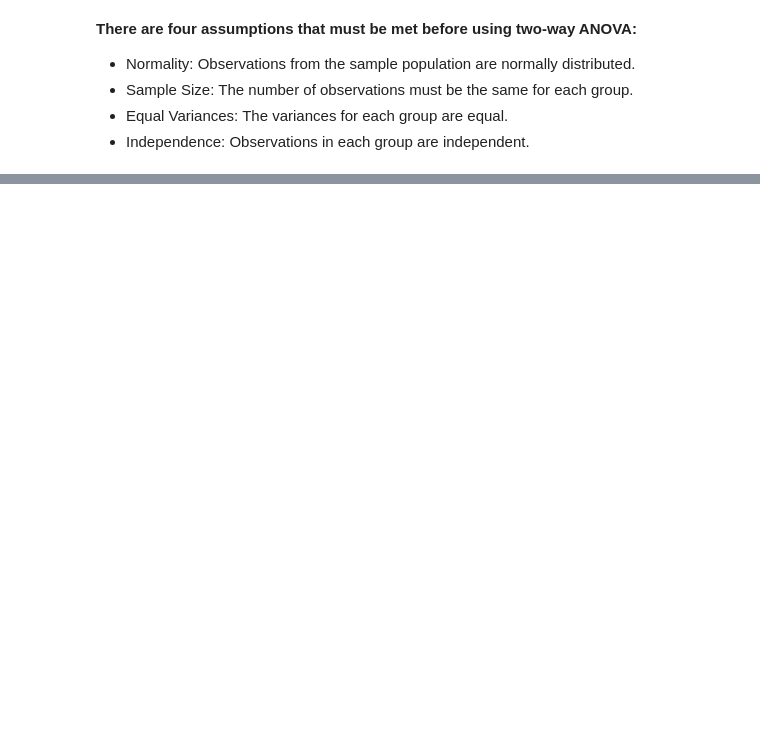
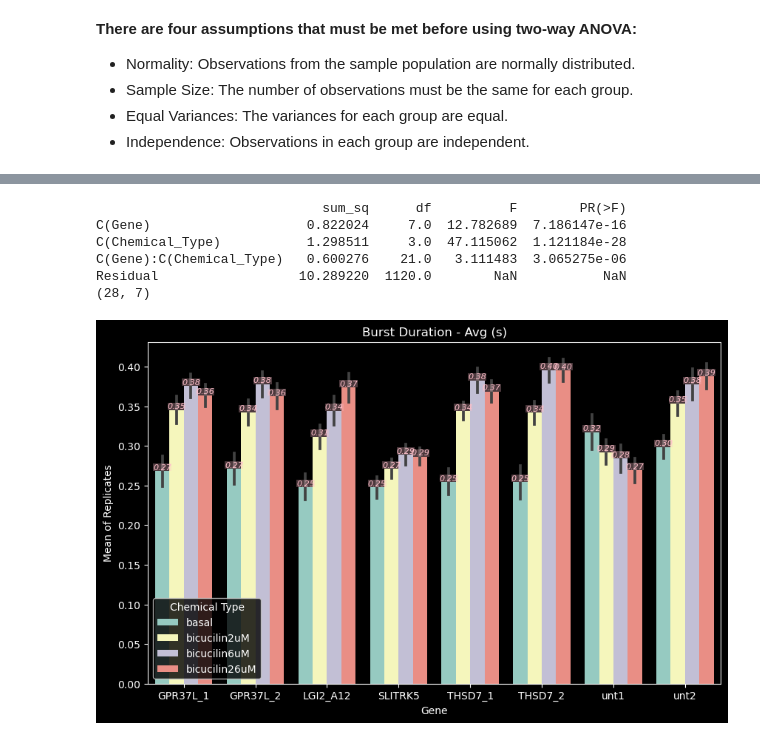
Before and after one commit to poojaparameswaran99/MEA_analysis, a Jupyter notebook: two_way_ANOVA_test.ipynb, the cells around one changed output, grey strips where cells are left out. Drawn from its saved outputs; the diff is of its cells as text; code cells hidden in the pictures; blank space fills up the shorter version.

Commit message:
need to do anova with each against each

```diff
--- a/two_way_ANOVA_test.ipynb
+++ b/two_way_ANOVA_test.ipynb
@@ -381,0 +292,13 @@ def add_slope_labels(x_strings, means_dict, ax, gene_slope_dict):
+# %%
+def add_barlabels(ax, bar_width=0.35):
+        # Iterate through the patches (bars) in the Axes object
+        for bar in ax.patches:
+                # The bar's width and location can be accessed through the bar's attributes
+                x = bar.get_x() + bar.get_width() / 2
+                y = bar.get_height()
+                # Format the label with the desired precision here; round(y, 2) for two decimal places
+                label = f"{y:.2f}"
+
+                # Place the label above the bar, centered
+                ax.text(x, y, label, ha='center', va='bottom', color='pink', fontstyle='italic', fontsize=6,
+                        bbox=dict(facecolor='pink', alpha=0.3, edgecolor='none', pad=0))
@@ -381,0 +350,37 @@ def add_slope_labels(x_strings, means_dict, ax, gene_slope_dict):
+# %%
+def calculate_ANOVA(testparameter, df, show_barlabels = False, control_var="unt2"):
+    model = ols('Value ~ C(Gene) + C(Chemical_Type) + C(Gene):C(Chemical_Type)', data= df).fit()
+    anova_table = sm.stats.anova_lm(model, typ=2)
+    print(anova_table)
+    bar_width=0.20
+    plt.figure(figsize=(10, 6)) # Adjust the size as needed
+    # Create a bar plot
+    ax = sns.barplot(x='Gene', y='Value', hue='Chemical_Type', data=df, errorbar='se')
+
+    plt.title(f"{testparameter}")
+    plt.xlabel('Gene')
+    plt.ylabel('Mean of Replicates')
+    plt.legend(title='Chemical Type')
+    if show_barlabels:
+        add_barlabels(ax)
+    gene_slope_dict = compute_slope(df)
+    # add_slope_labels(genes, chem_mean_dict, axs, gene_slope_dict)
+    # plt.tight_layout()
+    # save_figfile = f"ANOVA_plots/{plate_type}_ANOVAtest/{testparameter}"
+    # ensure_dirs_exists(save_figfile)
+    # plt.savefig(save_figfile)
+    # plt.show()
+    return
+
+for test_param, table in TestParams_dict.items():
+    if table['Chemical_Type'].nunique() > 1:
+        if test_param == "Burst Duration - Avg (s)":
+            calculate_ANOVA(test_param, table)
+# %% [output]
+                             sum_sq      df          F        PR(>F)
+C(Gene)                    0.822024     7.0  12.782689  7.186147e-16
+C(Chemical_Type)           1.298511     3.0  47.115062  1.121184e-28
+C(Gene):C(Chemical_Type)   0.600276    21.0   3.111483  3.065275e-06
+Residual                  10.289220  1120.0        NaN           NaN
+(28, 7)
+[figure, added]
```
Also changed, not shown: parts of 15 cells of this notebook.
